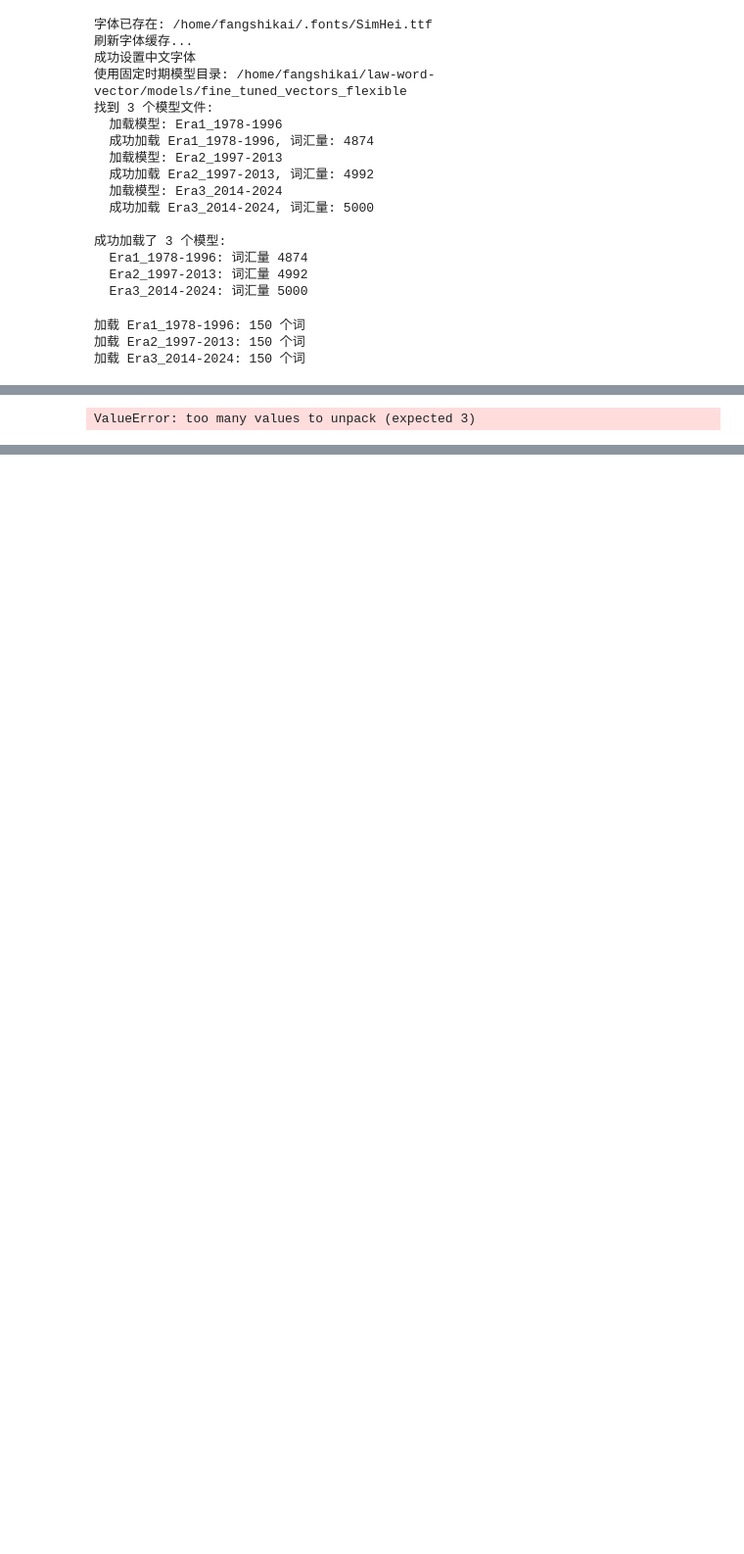
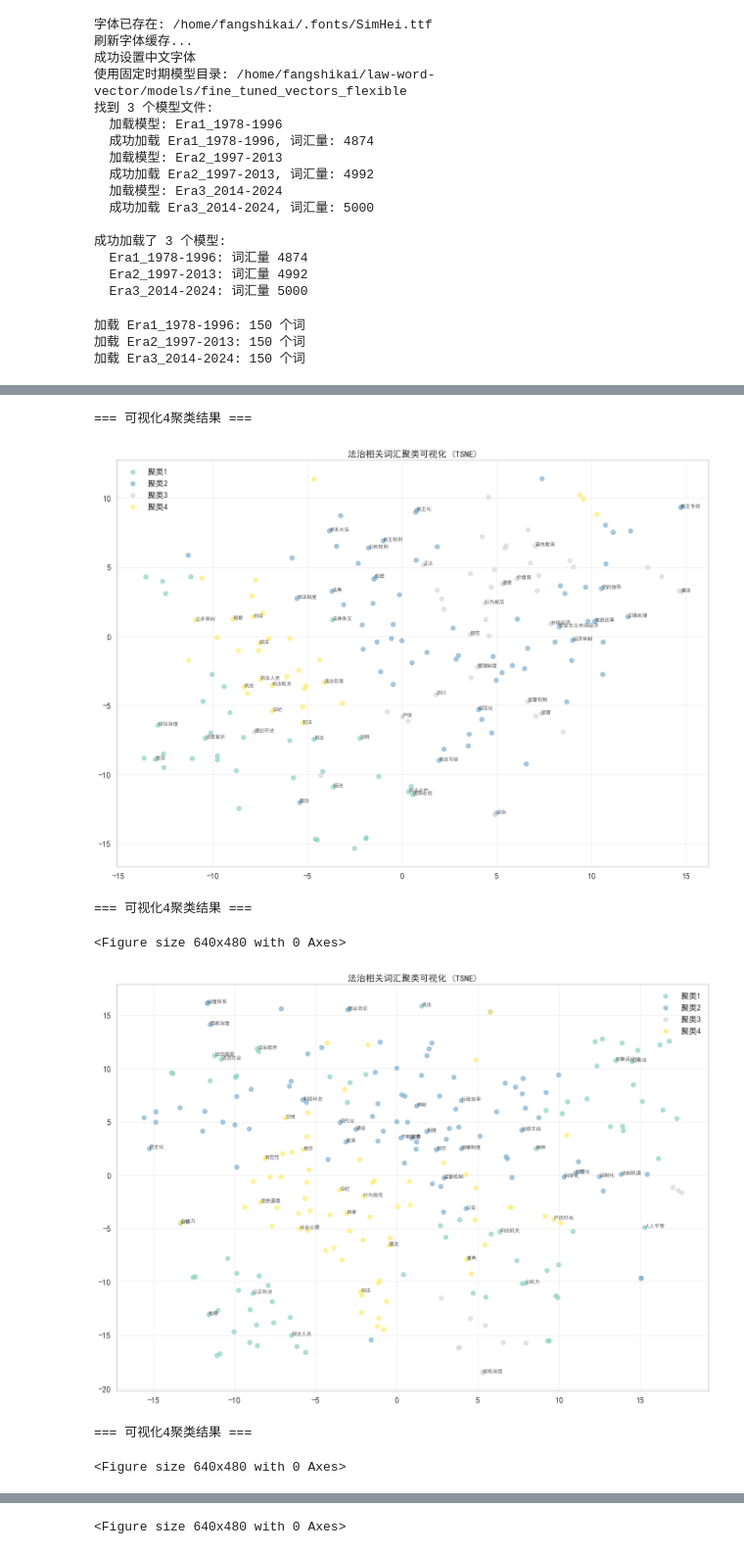
Before and after one commit to xuangu-fang/law-word-vector, a Jupyter notebook: notebooks/dimension_clustering.ipynb, the cells around one changed output, grey strips where cells are left out. Shown at 98% size. Cells and saved outputs as stored; diff of their text form; code cells hidden in the pictures; blank space fills up the shorter version.

```diff
--- a/notebooks/dimension_clustering.ipynb
+++ b/notebooks/dimension_clustering.ipynb
@@ -577,11 +585,13 @@ Era1_1978-1996: 成功提取 181 个词的向量，维度: (181, 300)
 # %%
-    # 4. 可视化聚类结果
-word_vectors_4,cluster_labels_4,valid_words_4=all_results_cluster_4['Era1_1978-1996']
-print("\n=== 可视化4聚类结果 ===")
-visualize_clusters(word_vectors_4, cluster_labels_4, valid_words_4, method='tsne')
-
-    # if len(word_vectors_3) > 0:
-    #     print("\n=== 可视化3聚类结果 ===")
-    #     visualize_clusters(word_vectors_3, cluster_labels_3, valid_words_3, method='tsne')
+for period, result in all_results_cluster_4.items():
+    clusters_4,word_vectors_4,cluster_labels_4,valid_words_4=result
+    print("\n=== 可视化4聚类结果 ===")
+    visualize_clusters(word_vectors_4, cluster_labels_4, valid_words_4, method='tsne')
 # %% [output]
-ValueError: too many values to unpack (expected 3)
+=== 可视化4聚类结果 ===
+[figure, added]
+=== 可视化4聚类结果 ===
+<Figure size 640x480 with 0 Axes>
+[figure, added]
+=== 可视化4聚类结果 ===
+<Figure size 640x480 with 0 Axes>
@@ -587,0 +599 @@ ValueError: too many values to unpack (expected 3)
+<Figure size 640x480 with 0 Axes>
```
Also changed, not shown: parts of 7 cells of this notebook, 7 other files.
